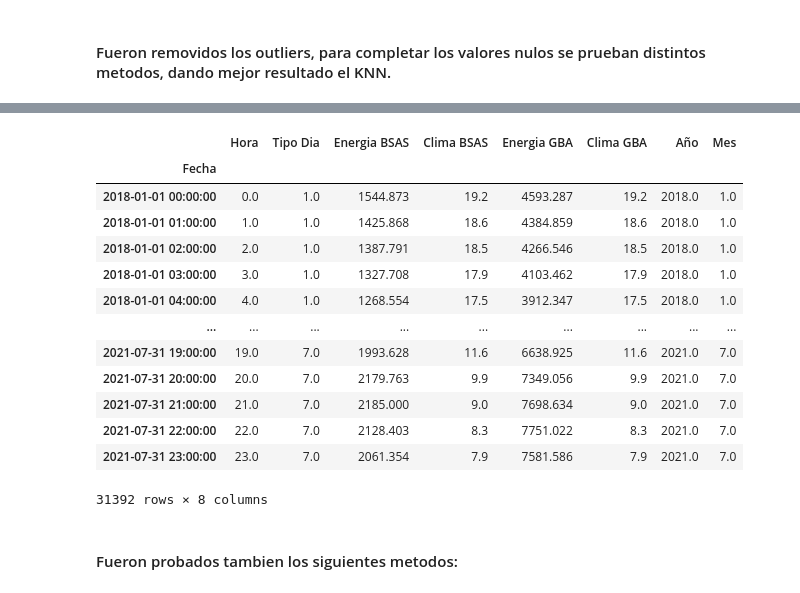
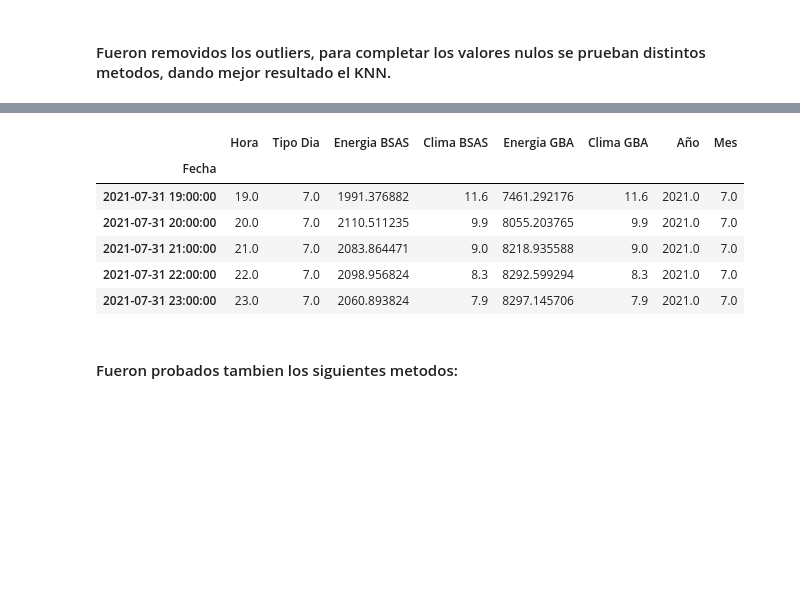
Before and after one commit to IlicicAxel/Energia_Forecast, a Jupyter notebook: Energia_EDA.ipynb, the cells around one changed output, grey strips where cells are left out. Cells and saved outputs as stored; diff of their text form; code cells hidden in the pictures; blank space fills up the shorter version.

```diff
--- a/Energia_EDA.ipynb
+++ b/Energia_EDA.ipynb
@@ -159,26 +152,19 @@ k_errors
 # %%
 # Completar los valores nulos utilizando KNN, con k=5
-imputer = KNNImputer(n_neighbors=5)
+imputer = KNNImputer(n_neighbors=17)
 df1 = pd.DataFrame(imputer.fit_transform(df), columns = df.columns)
 # %%
 df1.set_index(df.index, inplace=True)
 df = df1
-df
+df.tail()
 # %% [output]
 |  | Hora | Tipo Dia | Energia BSAS | Clima BSAS | Energia GBA | Clima GBA | Año | Mes |
 | Fecha |  |  |  |  |  |  |  |  |
-| 2018-01-01 00:00:00 | 0.0 | 1.0 | 1544.873 | 19.2 | 4593.287 | 19.2 | 2018.0 | 1.0 |
-| 2018-01-01 01:00:00 | 1.0 | 1.0 | 1425.868 | 18.6 | 4384.859 | 18.6 | 2018.0 | 1.0 |
-| 2018-01-01 02:00:00 | 2.0 | 1.0 | 1387.791 | 18.5 | 4266.546 | 18.5 | 2018.0 | 1.0 |
-| 2018-01-01 03:00:00 | 3.0 | 1.0 | 1327.708 | 17.9 | 4103.462 | 17.9 | 2018.0 | 1.0 |
-| 2018-01-01 04:00:00 | 4.0 | 1.0 | 1268.554 | 17.5 | 3912.347 | 17.5 | 2018.0 | 1.0 |
-| ... | ... | ... | ... | ... | ... | ... | ... | ... |
-| 2021-07-31 19:00:00 | 19.0 | 7.0 | 1993.628 | 11.6 | 6638.925 | 11.6 | 2021.0 | 7.0 |
-| 2021-07-31 20:00:00 | 20.0 | 7.0 | 2179.763 | 9.9 | 7349.056 | 9.9 | 2021.0 | 7.0 |
-| 2021-07-31 21:00:00 | 21.0 | 7.0 | 2185.000 | 9.0 | 7698.634 | 9.0 | 2021.0 | 7.0 |
-| 2021-07-31 22:00:00 | 22.0 | 7.0 | 2128.403 | 8.3 | 7751.022 | 8.3 | 2021.0 | 7.0 |
-| 2021-07-31 23:00:00 | 23.0 | 7.0 | 2061.354 | 7.9 | 7581.586 | 7.9 | 2021.0 | 7.0 |
+| 2021-07-31 19:00:00 | 19.0 | 7.0 | 1991.376882 | 11.6 | 7461.292176 | 11.6 | 2021.0 | 7.0 |
+| 2021-07-31 20:00:00 | 20.0 | 7.0 | 2110.511235 | 9.9 | 8055.203765 | 9.9 | 2021.0 | 7.0 |
+| 2021-07-31 21:00:00 | 21.0 | 7.0 | 2083.864471 | 9.0 | 8218.935588 | 9.0 | 2021.0 | 7.0 |
+| 2021-07-31 22:00:00 | 22.0 | 7.0 | 2098.956824 | 8.3 | 8292.599294 | 8.3 | 2021.0 | 7.0 |
+| 2021-07-31 23:00:00 | 23.0 | 7.0 | 2060.893824 | 7.9 | 8297.145706 | 7.9 | 2021.0 | 7.0 |
-31392 rows × 8 columns
 # %% [markdown]
 #### Fueron probados tambien los siguientes metodos:
 # %% [raw]
```
Also changed, not shown: parts of 10 cells of this notebook, 4 other files.
